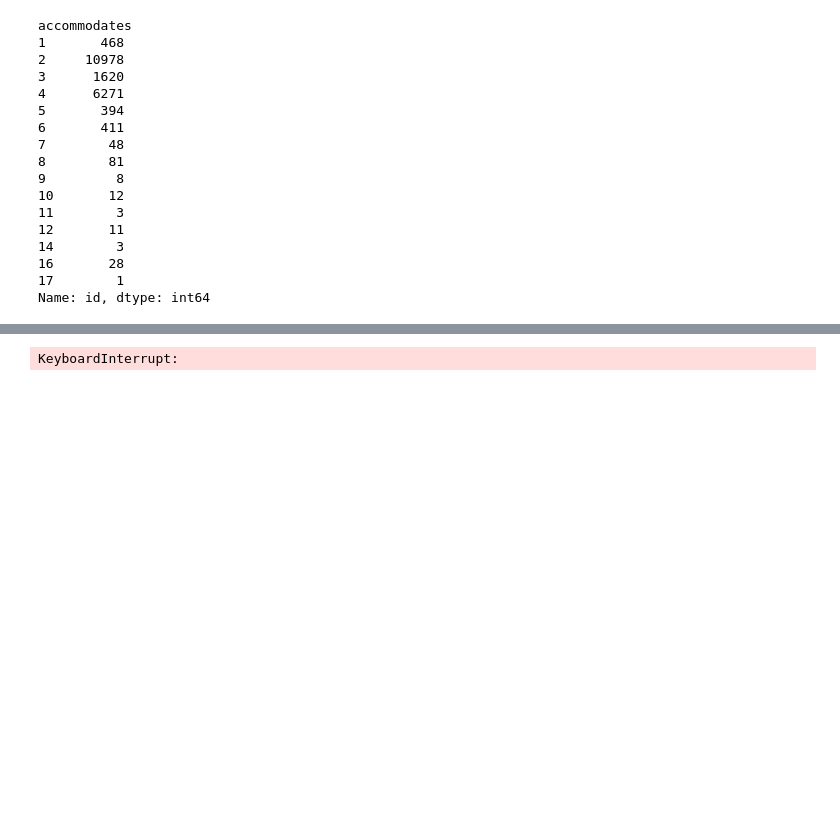
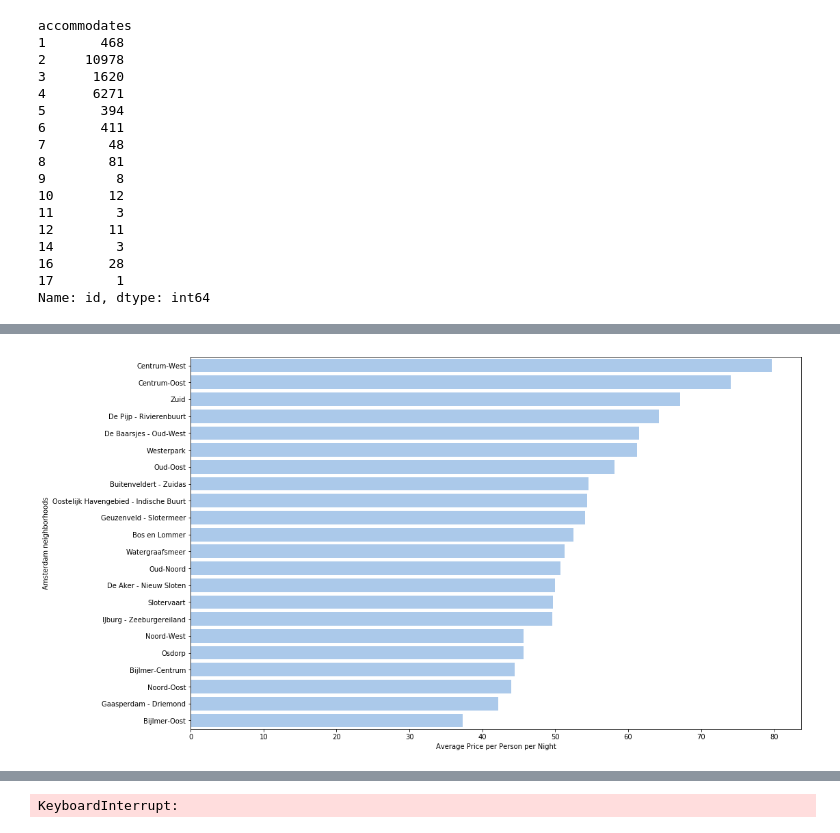
Before and after one commit to lukazaplotnik/Airbnb-Data-Analysis, a Jupyter notebook: Airbnb Prices in Amsterdam.ipynb, the cells around one changed output, grey strips where cells are left out. Saved outputs shown, nothing was run; the diff lists cells and outputs as text; code cells hidden in the pictures; blank space fills up the shorter version.

```diff
--- a/Airbnb Prices in Amsterdam.ipynb
+++ b/Airbnb Prices in Amsterdam.ipynb
@@ -308,0 +259,5 @@ sns.barplot(y = 'neighbourhood_cleansed',x ='price_per',data = grouped_data[grou
+# %%
+#Average prices for different neighborhoods, entire home/apartment listings only
+homeapt_avg = price_neighborhood(listings, {'room_type': 'Entire home/apt'});
+# %% [output]
+[figure, added]
```
Also changed, not shown: parts of 34 cells of this notebook.
